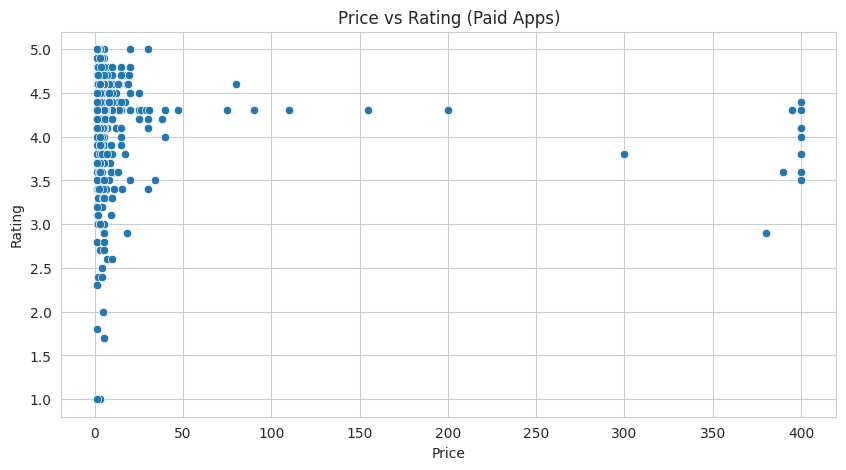
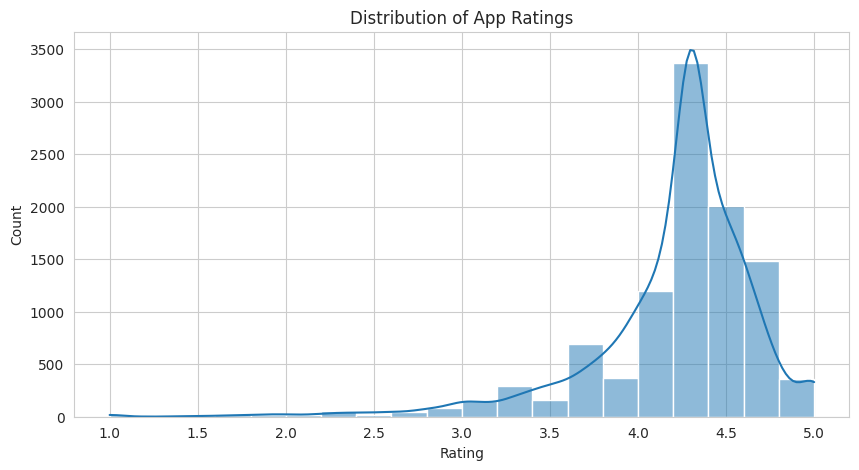
Unified diff of the notebook cell whose output changed from the first chart to the second:
--- before
+++ after
@@ -1,9 +1,7 @@
-sns.scatterplot(
-    x='Price',
-    y='Rating',
-    data=paid_apps
-)
+sns.histplot(df['Rating'], bins=20, kde=True)
 
-plt.title("Price vs Rating (Paid Apps)")
+plt.title("Distribution of App Ratings")
+plt.xlabel("Rating")
+plt.ylabel("Count")
 
 plt.show()

Commit: Created using Colab